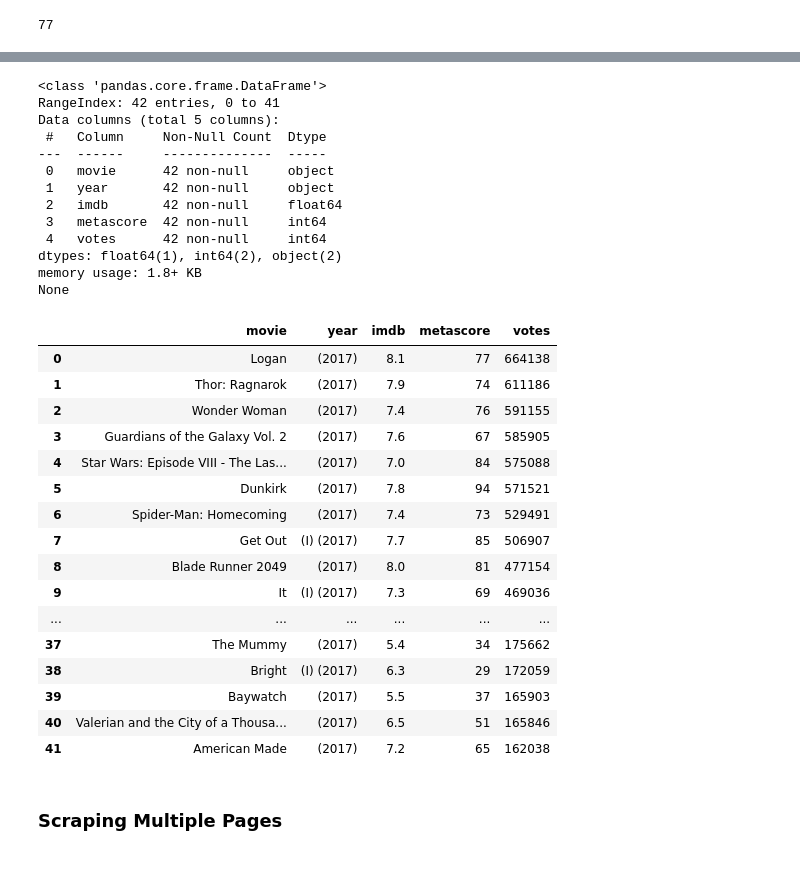
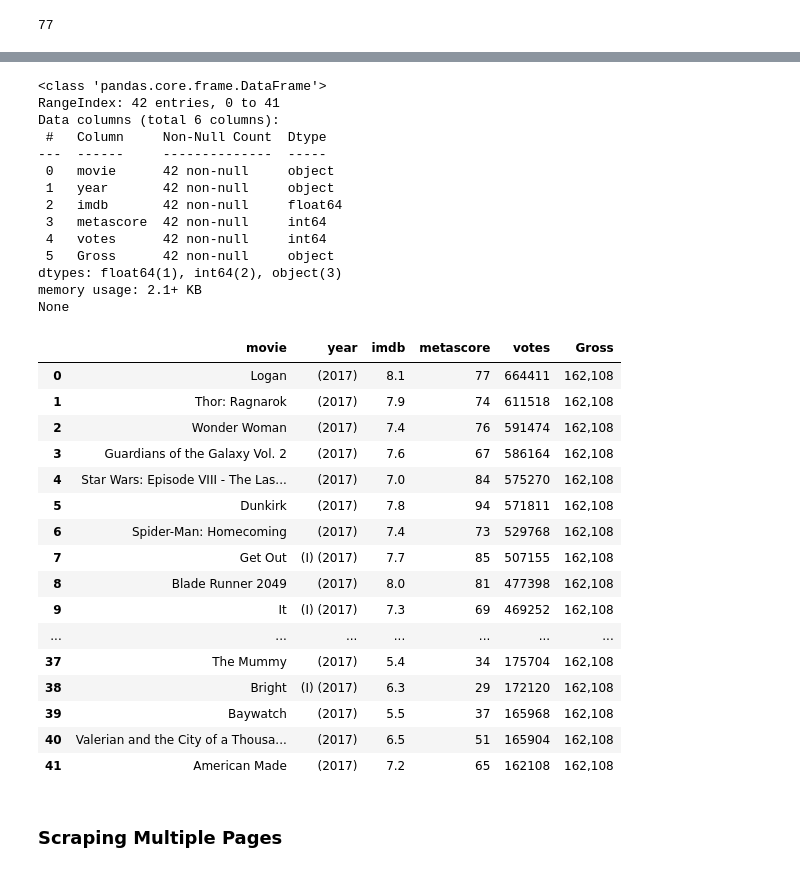
Before and after one commit to osumorodgers/IMDB_scraper, a Jupyter notebook: scraper.ipynb, the cells around one changed output, grey strips where cells are left out. Drawn from its saved outputs; the diff is of its cells as text; code cells hidden in the pictures.

```diff
--- a/scraper.ipynb
+++ b/scraper.ipynb
@@ -88,4 +90,6 @@ first_votes
 # %%
 Votes_Gross = first_movie.find('p', class_ = 'sort-num_votes-visible')
-Votes_Gross.text
+Gross = first_movie.find_all('span', attrs = {'name':'nv'})
+Gross = Gross[1].text
+Gross
 # %% [output]
@@ -92,0 +97,13 @@ Votes_Gross.text
+# %%
+# Gross
+for container in movie_containers:
+# If the movie has Metascore, then extract:
+    if container.find('div', class_ = 'ratings-metascore') is not None:
+        i = 0
+        for tag in container.find_all('span',attrs ={'name':'nv'}):
+            try:
+                Gross = tag.find('span',attrs ={'name':'nv'})[1]
+                Gross.append(Gross)  # or whatever you like to store it
+            except IndexError:
+                pass
+Gross
@@ -116,3 +135,11 @@ for container in movie_containers:
     # The number of votes
         vote = container.find('span', attrs = {'name':'nv'})['data-value']
         votes.append(int(vote))
+    # Gross
+        i = 0
+        for tag in container.find_all('span',attrs ={'name':'nv'}):
+            try:
+                Gross = tag.find_all('span',attrs ={'name':'nv'})[1].text.strip()
+                result.append(Gross)  # or whatever you like to store it
+            except IndexError:
+                pass
@@ -119,44 +148,57 @@ for container in movie_containers:
+# %%
+Gross = container.find('span', attrs = {'name':'nv'})
+Gross
+i = 0
+for tag in container.find_all('span',attrs ={'name':'nv'}):
+    try:
+        Gross = tag.find_all('span')[0].text.strip()
+        #result.append(Gross)  # or whatever you like to store it
+    except IndexError:
+        pass
+    #print (tag.text[1:])
 # %%
 import pandas as pd
 test_df = pd.DataFrame({'movie': names,
 'year': years,
 'imdb': imdb_ratings,
 'metascore': metascores,
-'votes': votes
+'votes': votes,
+'Gross':Gross
 })
 print(test_df.info())
 test_df
 # %% [output]
 <class 'pandas.core.frame.DataFrame'>
 RangeIndex: 42 entries, 0 to 41
-Data columns (total 5 columns):
+Data columns (total 6 columns):
  #   Column     Non-Null Count  Dtype
 ---  ------     --------------  -----
  0   movie      42 non-null     object
  1   year       42 non-null     object
  2   imdb       42 non-null     float64
  3   metascore  42 non-null     int64
  4   votes      42 non-null     int64
-dtypes: float64(1), int64(2), object(2)
-memory usage: 1.8+ KB
+ 5   Gross      42 non-null     object
+dtypes: float64(1), int64(2), object(3)
+memory usage: 2.1+ KB
 None
-|  | movie | year | imdb | metascore | votes |
-| 0 | Logan | (2017) | 8.1 | 77 | 664138 |
-| 1 | Thor: Ragnarok | (2017) | 7.9 | 74 | 611186 |
-| 2 | Wonder Woman | (2017) | 7.4 | 76 | 591155 |
-| 3 | Guardians of the Galaxy Vol. 2 | (2017) | 7.6 | 67 | 585905 |
-| 4 | Star Wars: Episode VIII - The Las... | (2017) | 7.0 | 84 | 575088 |
-| 5 | Dunkirk | (2017) | 7.8 | 94 | 571521 |
-| 6 | Spider-Man: Homecoming | (2017) | 7.4 | 73 | 529491 |
-| 7 | Get Out | (I) (2017) | 7.7 | 85 | 506907 |
-| 8 | Blade Runner 2049 | (2017) | 8.0 | 81 | 477154 |
-| 9 | It | (I) (2017) | 7.3 | 69 | 469036 |
-| ... | ... | ... | ... | ... | ... |
-| 37 | The Mummy | (2017) | 5.4 | 34 | 175662 |
-| 38 | Bright | (I) (2017) | 6.3 | 29 | 172059 |
-| 39 | Baywatch | (2017) | 5.5 | 37 | 165903 |
-| 40 | Valerian and the City of a Thousa... | (2017) | 6.5 | 51 | 165846 |
-| 41 | American Made | (2017) | 7.2 | 65 | 162038 |
+|  | movie | year | imdb | metascore | votes | Gross |
+| 0 | Logan | (2017) | 8.1 | 77 | 664411 | 162,108 |
+| 1 | Thor: Ragnarok | (2017) | 7.9 | 74 | 611518 | 162,108 |
+| 2 | Wonder Woman | (2017) | 7.4 | 76 | 591474 | 162,108 |
+| 3 | Guardians of the Galaxy Vol. 2 | (2017) | 7.6 | 67 | 586164 | 162,108 |
+| 4 | Star Wars: Episode VIII - The Las... | (2017) | 7.0 | 84 | 575270 | 162,108 |
+| 5 | Dunkirk | (2017) | 7.8 | 94 | 571811 | 162,108 |
+| 6 | Spider-Man: Homecoming | (2017) | 7.4 | 73 | 529768 | 162,108 |
+| 7 | Get Out | (I) (2017) | 7.7 | 85 | 507155 | 162,108 |
+| 8 | Blade Runner 2049 | (2017) | 8.0 | 81 | 477398 | 162,108 |
+| 9 | It | (I) (2017) | 7.3 | 69 | 469252 | 162,108 |
+| ... | ... | ... | ... | ... | ... | ... |
+| 37 | The Mummy | (2017) | 5.4 | 34 | 175704 | 162,108 |
+| 38 | Bright | (I) (2017) | 6.3 | 29 | 172120 | 162,108 |
+| 39 | Baywatch | (2017) | 5.5 | 37 | 165968 | 162,108 |
+| 40 | Valerian and the City of a Thousa... | (2017) | 6.5 | 51 | 165904 | 162,108 |
+| 41 | American Made | (2017) | 7.2 | 65 | 162108 | 162,108 |
 # %% [markdown]
 ### Scraping Multiple Pages
 # %%
```
Also changed, not shown: parts of 16 cells of this notebook, 5 other files.
